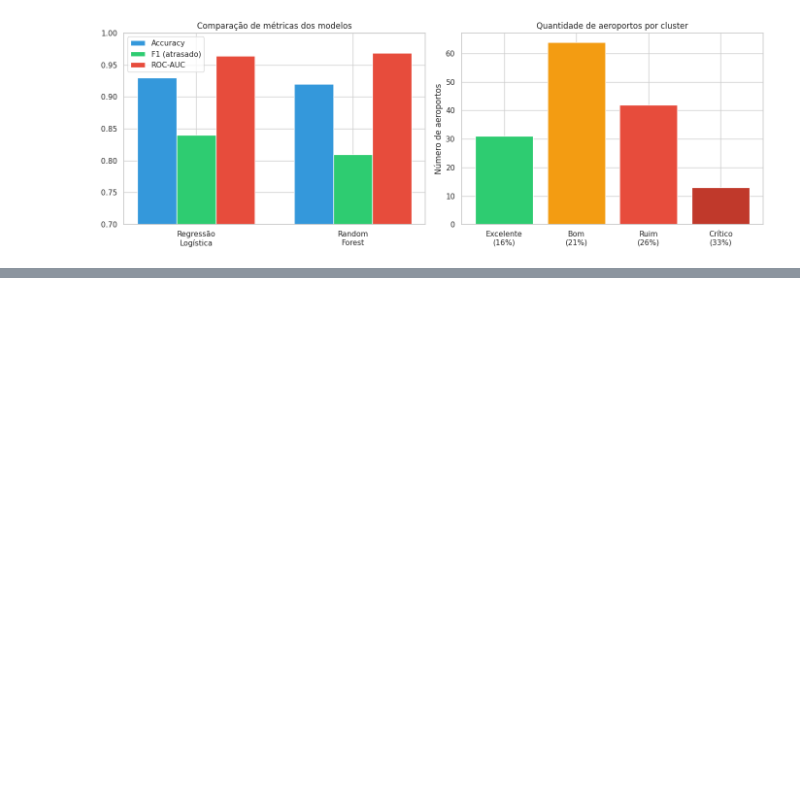
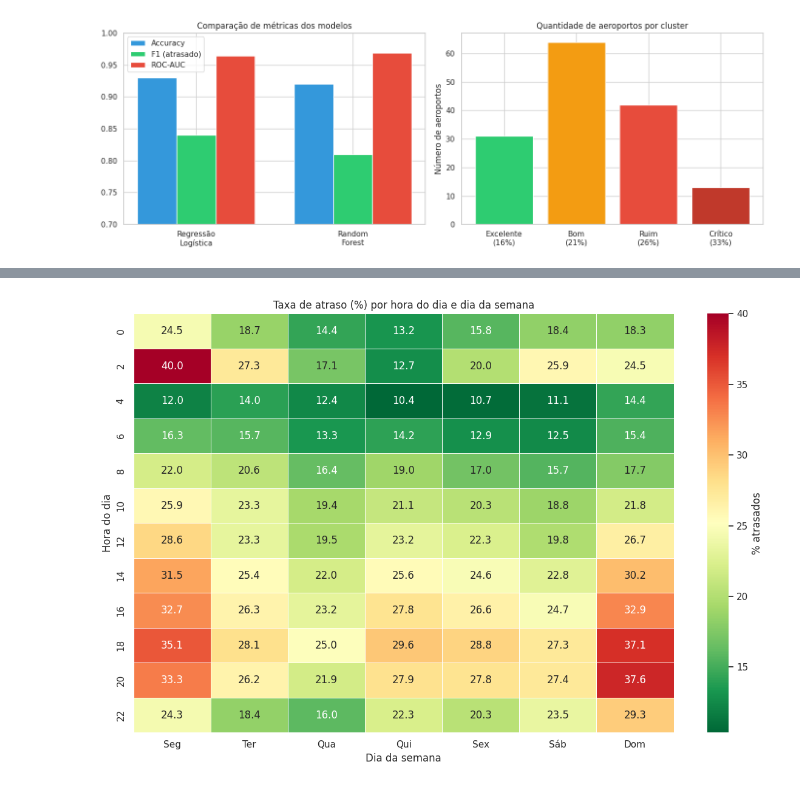
Before and after one commit to JonatasLocateli/tech-challenge-fase3, a Jupyter notebook: tech_challenge3.ipynb, the cells around one changed output, grey strips where cells are left out. Cells and saved outputs as stored; diff of their text form; code cells hidden in the pictures; blank space fills up the shorter version.

```diff
--- a/tech_challenge3.ipynb
+++ b/tech_challenge3.ipynb
@@ -933,0 +1033,35 @@ plt.show()
+# %%
+# Extrair hora do SCHEDULED_DEPARTURE
+df['HORA'] = df['SCHEDULED_DEPARTURE'].apply(
+    lambda x: int(str(int(x)).zfill(4)[:2])
+)
+
+# Criar faixas de hora (de 2 em 2 horas)
+df['FAIXA_HORA'] = (df['HORA'] // 2) * 2
+
+# Pivot: taxa de atraso por hora e dia da semana
+pivot_hora = df.pivot_table(
+    values='ATRASADO',
+    index='FAIXA_HORA',
+    columns='DAY_OF_WEEK',
+    aggfunc='mean'
+) * 100
+
+pivot_hora.columns = ['Seg', 'Ter', 'Qua', 'Qui', 'Sex', 'Sáb', 'Dom']
+
+plt.figure(figsize=(12, 8))
+sns.heatmap(
+    pivot_hora,
+    annot=True,
+    fmt='.1f',
+    cmap='RdYlGn_r',
+    linewidths=0.5,
+    cbar_kws={'label': '% atrasados'}
+)
+plt.title('Taxa de atraso (%) por hora do dia e dia da semana')
+plt.xlabel('Dia da semana')
+plt.ylabel('Hora do dia')
+plt.tight_layout()
+plt.show()
+# %% [output]
+[figure, added]
```
Also changed, not shown: parts of 5 cells of this notebook, 2 other files.
